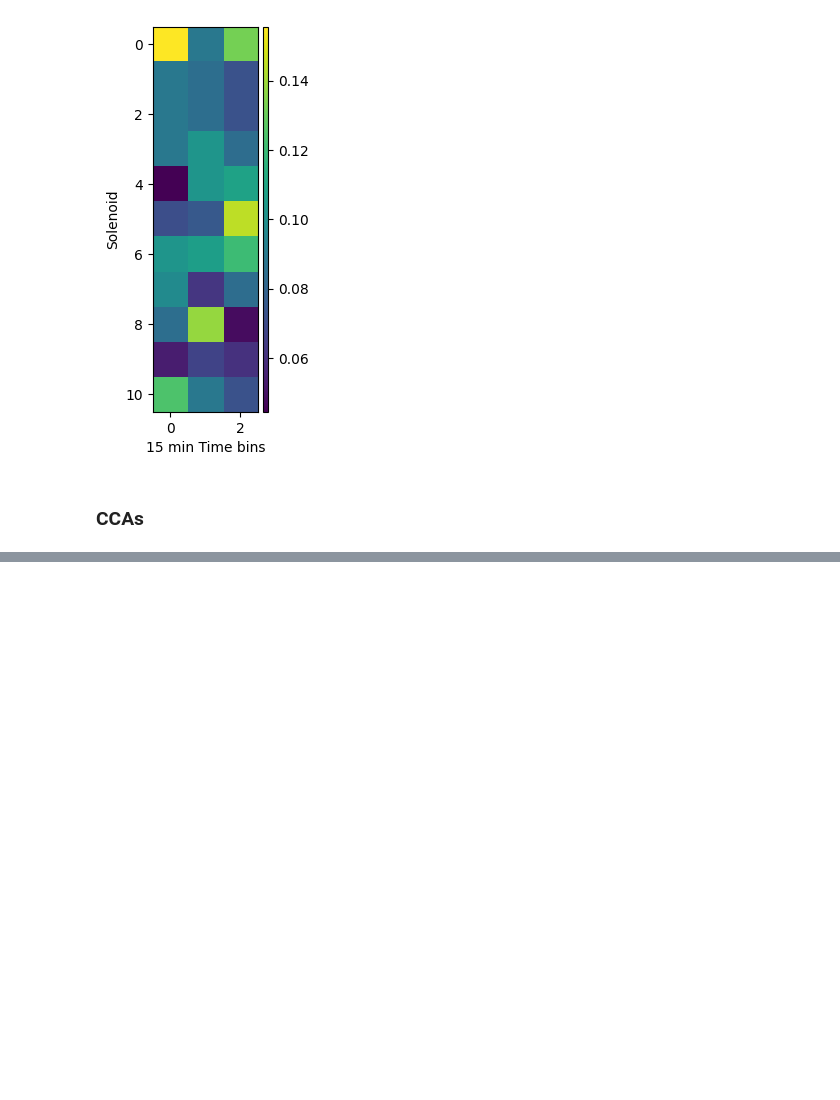
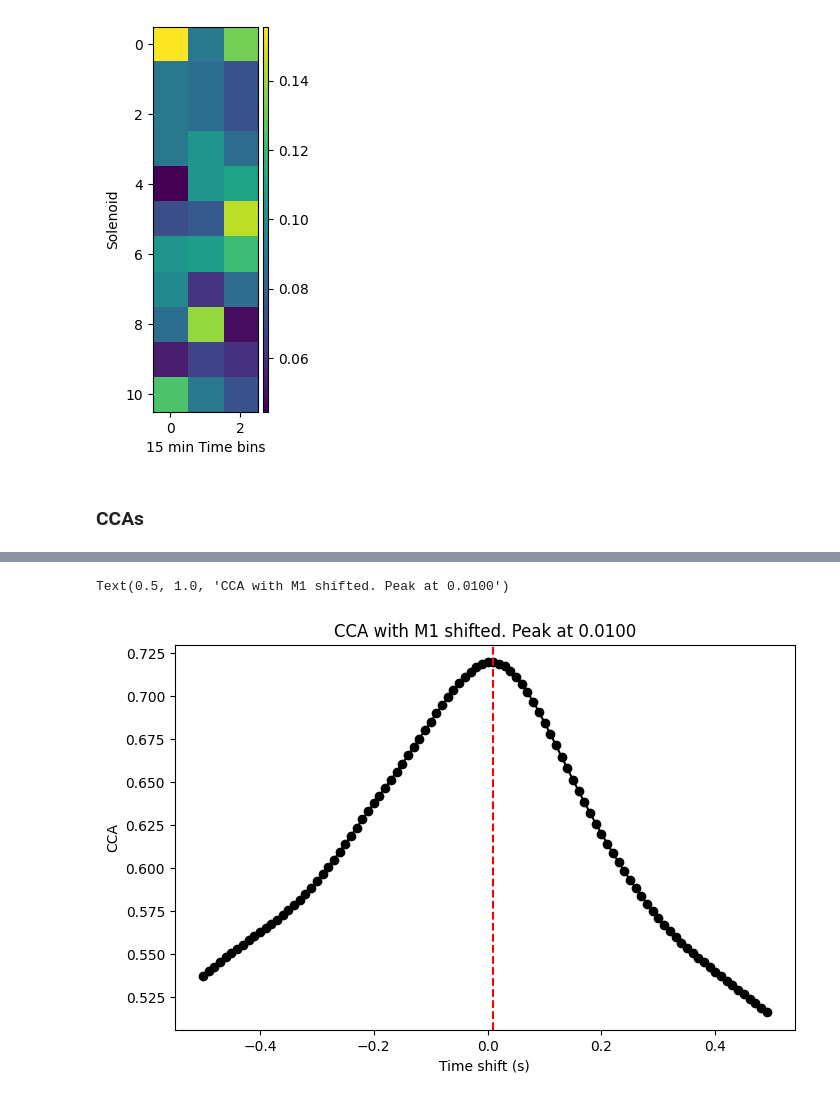
Before and after one commit to martinesparza/earthquake-analysis, a Jupyter notebook: notebooks/M044_2024_12_04_09_30_martin.ipynb, the cells around one changed output, grey strips where cells are left out. Cells and saved outputs as stored; diff of their text form; code cells hidden in the pictures; blank space fills up the shorter version.

```diff
--- a/notebooks/M044_2024_12_04_09_30_martin.ipynb
+++ b/notebooks/M044_2024_12_04_09_30_martin.ipynb
@@ -739,0 +796,21 @@ A.shape
+# %%
+from tools.dimensionality.cca import compute_shifted_cca_between_areas
+
+df_trials = pyal.select_trials(df_, df.trial_name == 'trial')
+
+ccs_time_shifted, shifts = compute_shifted_cca_between_areas(
+    df_trials,
+    area_to_shift="M1",
+    area_to_compare="Dls",
+    shift_step=Params.BIN_SIZE
+)
+
+fig, ax = plt.subplots(figsize=(8, 5))
+ax.plot(shifts, ccs_time_shifted, color='k', marker = 'o')
+ax.axvline(x=shifts[np.argmax(ccs_time_shifted)], color='r', linestyle='--')
+ax.set_ylabel('CCA')
+ax.set_xlabel('Time shift (s)')
+ax.set_title(f"CCA with M1 shifted. Peak at {shifts[np.argmax(ccs_time_shifted)]:.4f}")
+# %% [output]
+Text(0.5, 1.0, 'CCA with M1 shifted. Peak at 0.0100')
+[figure, added]
```
Also changed, not shown: parts of 8 cells of this notebook, 3 other files.
